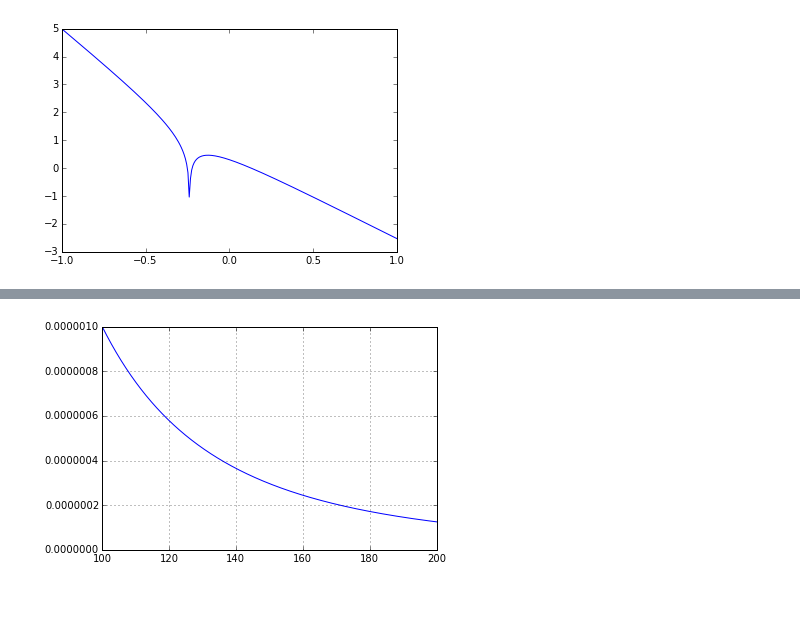
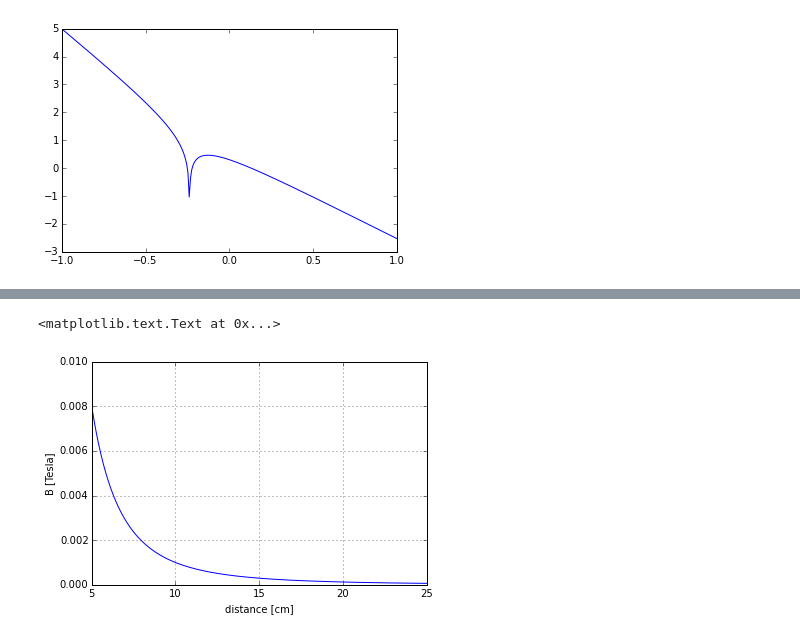
Before and after one commit to LafeLabs/PostCapitalistIndustry, a Jupyter notebook: jupyterNotebooks/Fields/BasicDipoleField.ipynb, the cells around one changed output, grey strips where cells are left out. Saved outputs shown, nothing was run; the diff lists cells and outputs as text; code cells hidden in the pictures; blank space fills up the shorter version.

Commit message:
working on figures and math for figs

```diff
--- a/jupyterNotebooks/Fields/BasicDipoleField.ipynb
+++ b/jupyterNotebooks/Fields/BasicDipoleField.ipynb
@@ -140,11 +153,14 @@ plot(log10(z),log10(B))
 # %%
-xstart = 100
-xstop = 200
+xstart = 5
+xstop = 25
 
 x = linspace(xstart,xstop,1000)
 B = x**-3
 plot(x,B)
-axis([xstart,xstop,0,0.000001])
+axis([xstart,xstop,0,0.01])
 grid()
+xlabel("distance [cm]")
+ylabel('B [Tesla]')
 # %% [output]
+<matplotlib.text.Text at 0x...>
-[figure, old version]
+[figure, new version]
```
Also changed, not shown: parts of 4 cells of this notebook, 12 other files.
